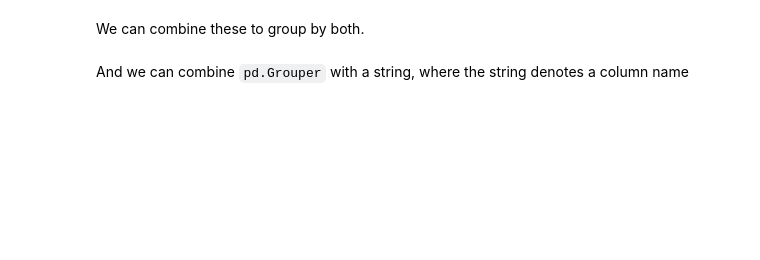
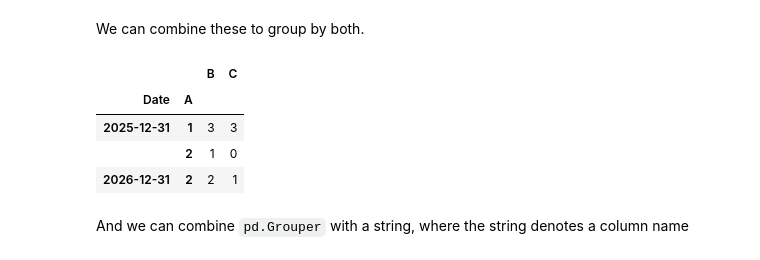
Before and after one commit to beauvilerobed/ds-ml-notes-projects-and-tutorials, a Jupyter notebook: projects/intro-to-economic-modeling-and-ds/working-with-data/groupby.ipynb, the cells around one changed output. Drawn from its saved outputs; the diff is of its cells as text; code cells hidden in the pictures; blank space fills up the shorter version.

```diff
--- a/projects/intro-to-economic-modeling-and-ds/working-with-data/groupby.ipynb
+++ b/projects/intro-to-economic-modeling-and-ds/working-with-data/groupby.ipynb
@@ -155,7 +233,13 @@ df2.groupby(pd.Grouper(level="A")).count()
 # %% [markdown]
 We can combine these to group by both.
 # %%
-df2.groupby([pd.Grouper(key="Date", freq="YE"), pd.Grouper(level="A")]).count()
+df2.groupby([pd.Grouper(key="Date", freq="Y"), pd.Grouper(level="A")]).count()
+# %% [output]
+|  |  | B | C |
+| Date | A |  |  |
+| 2025-12-31 | 1 | 3 | 3 |
+|  | 2 | 1 | 0 |
+| 2026-12-31 | 2 | 2 | 1 |
 # %% [markdown]
 And we can combine `pd.Grouper` with a string, where the string denotes a column name
 # %%
```
Also changed, not shown: parts of 19 cells of this notebook.
